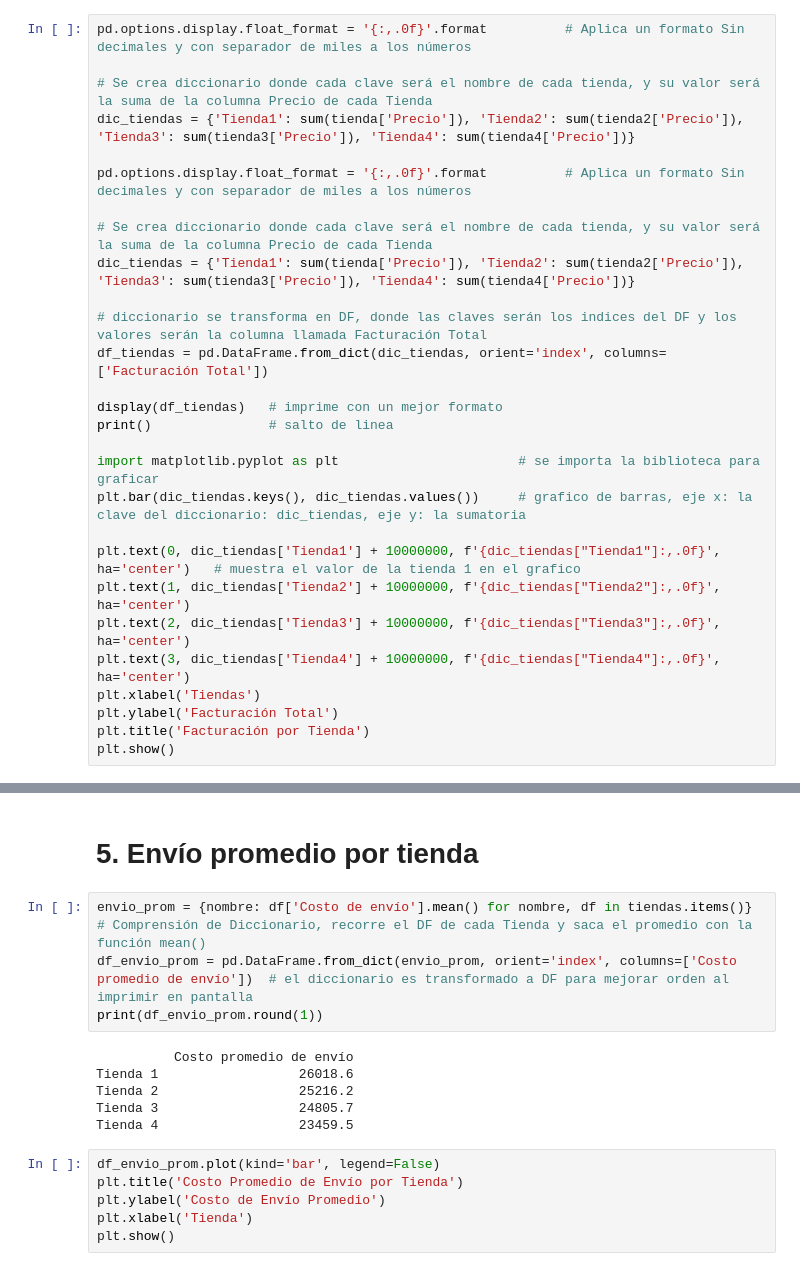
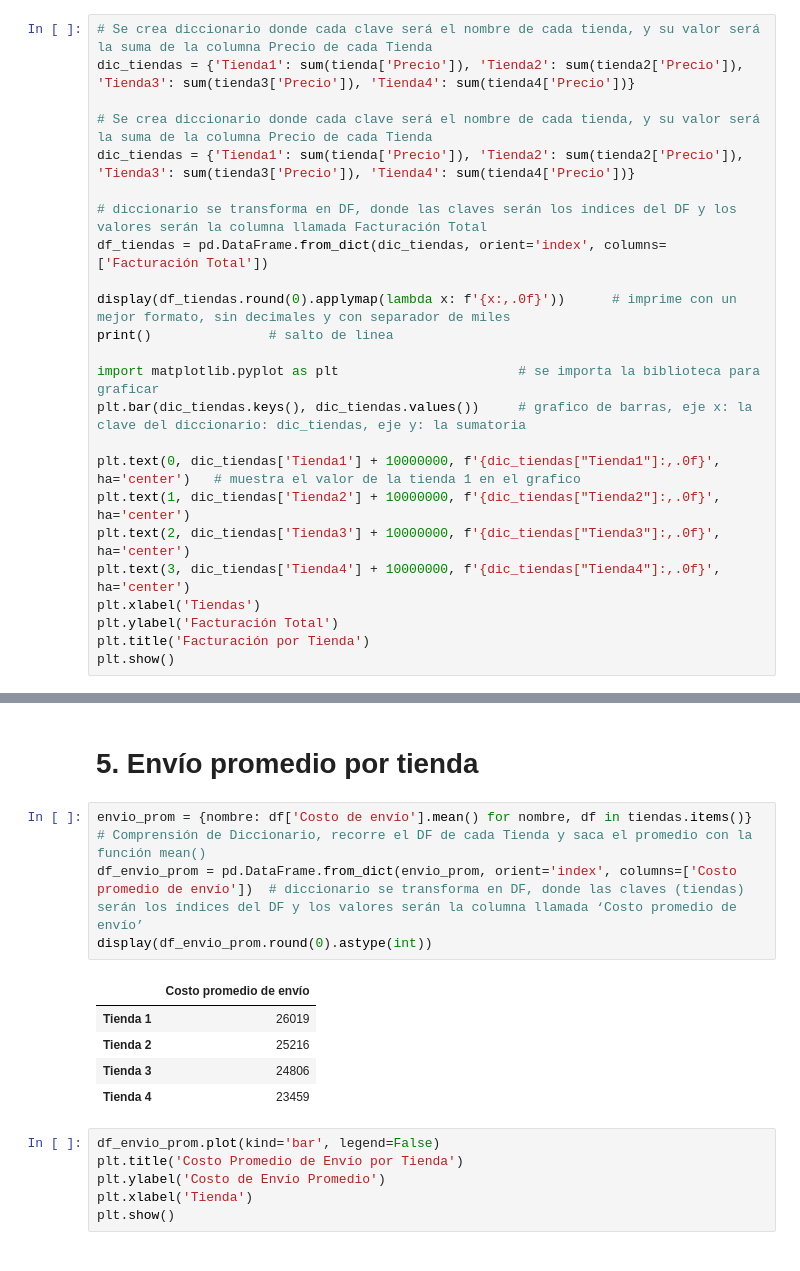
Before and after one commit to H31muth/Challenge1-data-science-latam, a Jupyter notebook: ChallengesManejoDtosPython.ipynb, the cells around one changed output, grey strips where cells are left out. Saved outputs shown, nothing was run; the diff lists cells and outputs as text.

```diff
--- a/ChallengesManejoDtosPython.ipynb
+++ b/ChallengesManejoDtosPython.ipynb
@@ -33,12 +33,8 @@ tienda.head()
 # %% [markdown]
 De acuerdo al análisis de facturación la tienda 1 es la que presenta mayor facturación.
 # %%
-pd.options.display.float_format = '{:,.0f}'.format          # Aplica un formato Sin decimales y con separador de miles a los números
-
 # Se crea diccionario donde cada clave será el nombre de cada tienda, y su valor será la suma de la columna Precio de cada Tienda
 dic_tiendas = {'Tienda1': sum(tienda['Precio']), 'Tienda2': sum(tienda2['Precio']), 'Tienda3': sum(tienda3['Precio']), 'Tienda4': sum(tienda4['Precio'])}
-
-pd.options.display.float_format = '{:,.0f}'.format          # Aplica un formato Sin decimales y con separador de miles a los números
 
 # Se crea diccionario donde cada clave será el nombre de cada tienda, y su valor será la suma de la columna Precio de cada Tienda
 dic_tiendas = {'Tienda1': sum(tienda['Precio']), 'Tienda2': sum(tienda2['Precio']), 'Tienda3': sum(tienda3['Precio']), 'Tienda4': sum(tienda4['Precio'])}
@@ -46,7 +42,7 @@ dic_tiendas = {'Tienda1': sum(tienda['Precio']), 'Tienda2': sum(tienda2['Precio'
 # diccionario se transforma en DF, donde las claves serán los indices del DF y los valores serán la columna llamada Facturación Total
 df_tiendas = pd.DataFrame.from_dict(dic_tiendas, orient='index', columns=['Facturación Total'])
 
-display(df_tiendas)   # imprime con un mejor formato
+display(df_tiendas.round(0).applymap(lambda x: f'{x:,.0f}'))      # imprime con un mejor formato, sin decimales y con separador de miles
 print()               # salto de linea
 
 import matplotlib.pyplot as plt                       # se importa la biblioteca para graficar
@@ -169,14 +160,14 @@ Resumen Tienda 4:
 # 5. Envío promedio por tienda
 # %%
 envio_prom = {nombre: df['Costo de envío'].mean() for nombre, df in tiendas.items()}  # Comprensión de Diccionario, recorre el DF de cada Tienda y saca el promedio con la función mean()
-df_envio_prom = pd.DataFrame.from_dict(envio_prom, orient='index', columns=['Costo promedio de envío'])  # el diccionario es transformado a DF para mejorar orden al imprimir en pantalla
-print(df_envio_prom.round(1))
+df_envio_prom = pd.DataFrame.from_dict(envio_prom, orient='index', columns=['Costo promedio de envío'])  # diccionario se transforma en DF, donde las claves (tiendas) serán los índices del DF y los valores serán la columna llamada ‘Costo promedio de envío’
+display(df_envio_prom.round(0).astype(int))
 # %% [output]
-          Costo promedio de envío
-Tienda 1                  26018.6
-Tienda 2                  25216.2
-Tienda 3                  24805.7
-Tienda 4                  23459.5
+|  | Costo promedio de envío |
+| Tienda 1 | 26019 |
+| Tienda 2 | 25216 |
+| Tienda 3 | 24806 |
+| Tienda 4 | 23459 |
 # %%
 df_envio_prom.plot(kind='bar', legend=False)
 plt.title('Costo Promedio de Envío por Tienda')
```
Also changed, not shown: parts of 5 cells of this notebook.
